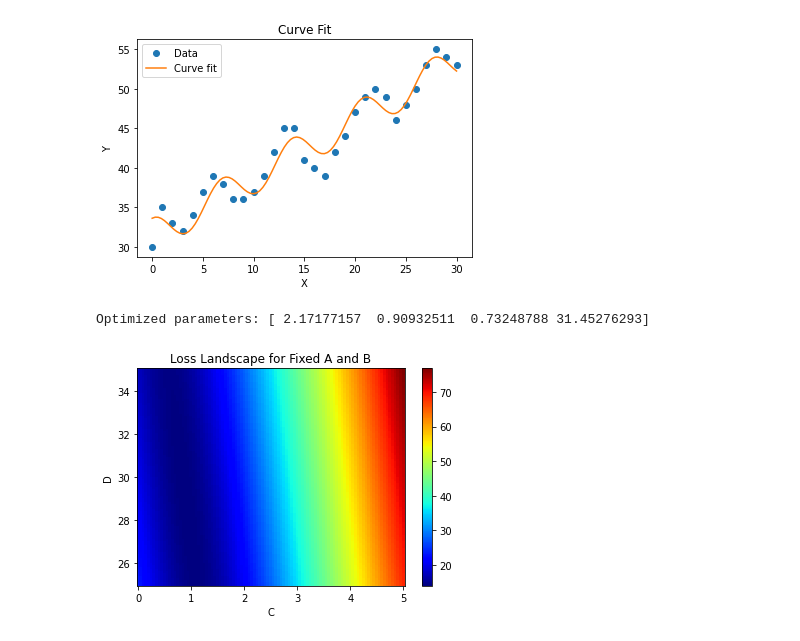
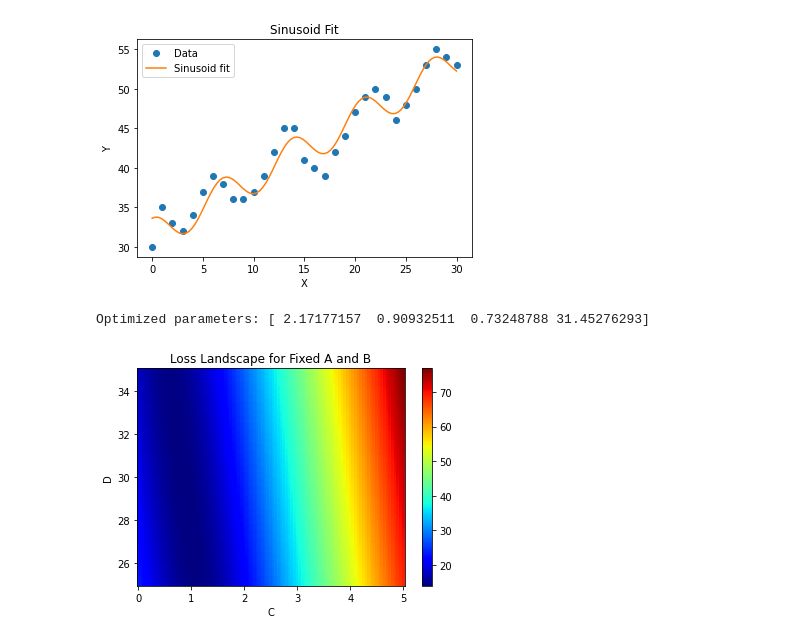
Before and after one commit to n15lind/HW1, a Jupyter notebook: HW_1.ipynb, the cells around one changed output. Cells and saved outputs as stored; diff of their text form; code cells hidden in the pictures.

```diff
--- a/HW_1.ipynb
+++ b/HW_1.ipynb
@@ -10,36 +10,36 @@ import scipy.optimize as opt
 def lserror (c, x, y):
     return np.sqrt(np.sum((c[0]*np.cos(c[1]*x)+c[2]*x+c[3]-y)**2)/32)
 
 # Define the data
 X_data = np.arange(0,31)
 Y_data = np.array([30, 35, 33, 32, 34, 37, 39, 38, 36, 36, 37, 39, 42, 45, 45, 41,
               40, 39, 42, 44, 47, 49, 50, 49, 46, 48, 50, 53, 55, 54, 53])
 
 # Set initial guesses for parameters
 c0 = np.array([20, np.pi/6, 1, 31])
 
 # Perform Optimization
 res = opt.minimize(lserror, c0, args=(X_data, Y_data), method='Nelder-Mead')
 
 # Find the optimized parameters
 c = res.x
 
 # Generate the curve fit data
 X_fit = np.linspace(0, 30, 100)
 Y_fit = c[0]*np.cos(c[1]*X_fit)+c[2]*X_fit+c[3]
 
 # Plot the data and the curve fit
 plt.plot(X_data, Y_data, 'o', label='Data')
-plt.plot(X_fit, Y_fit, label='Curve fit')
-plt.title('Curve Fit')
+plt.plot(X_fit, Y_fit, label='Sinusoid fit')
+plt.title('Sinusoid Fit')
 plt.legend()
 plt.xlabel('X')
 plt.ylabel('Y')
 plt.show()
 
 print("Optimized parameters:", c)
 # %% [output]
-[figure, old version]
+[figure, new version]
 Optimized parameters: [ 2.17177157  0.90932511  0.73248788 31.45276293]
 # %%
 # Set ranges for parameter sweeping
```
